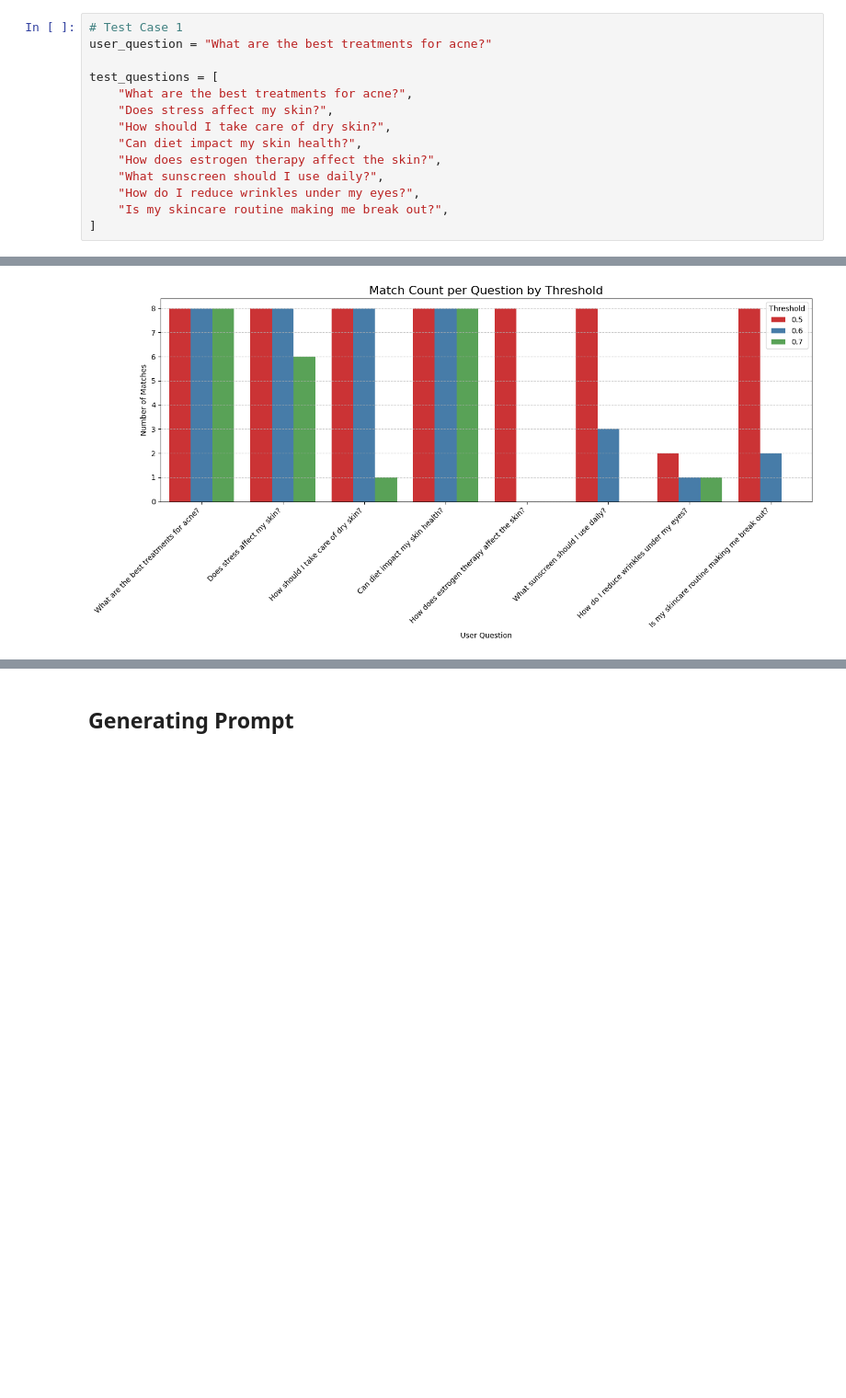
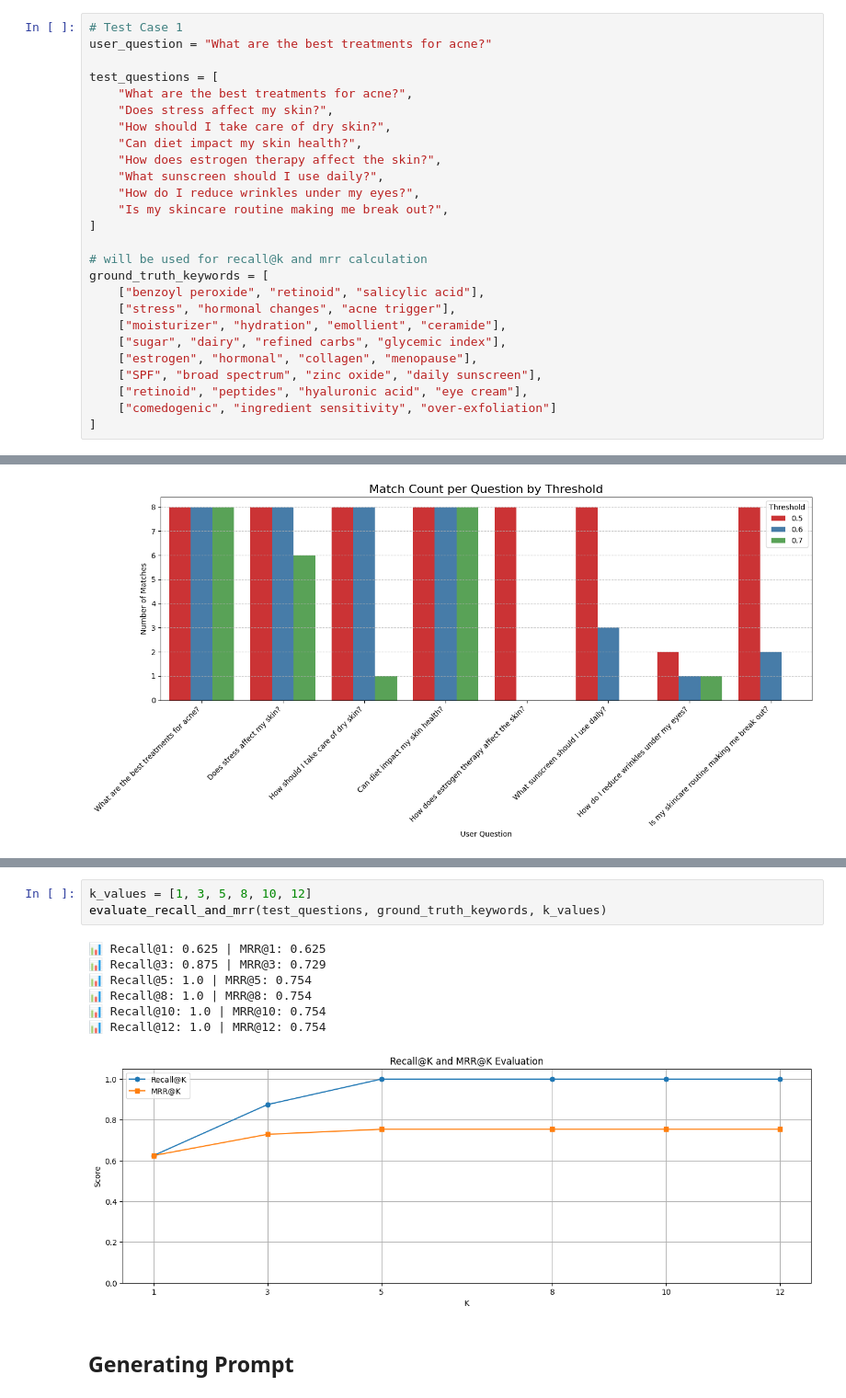
Before and after one commit to merttcetn/DermaGPT, a Jupyter notebook: notebooks/derma_pipeline.ipynb, the cells around one changed output, grey strips where cells are left out. Shown: that part at 92% size. Cells and saved outputs as stored; diff of their text form; blank space fills up the shorter version.

Commit message:
MRR and Recall at K

```diff
--- a/notebooks/derma_pipeline.ipynb
+++ b/notebooks/derma_pipeline.ipynb
@@ -526,6 +551,18 @@ test_questions = [
     "How do I reduce wrinkles under my eyes?",
     "Is my skincare routine making me break out?",
 ]
+
+# will be used for recall@k and mrr calculation
+ground_truth_keywords = [
+    ["benzoyl peroxide", "retinoid", "salicylic acid"],
+    ["stress", "hormonal changes", "acne trigger"],
+    ["moisturizer", "hydration", "emollient", "ceramide"],
+    ["sugar", "dairy", "refined carbs", "glycemic index"],
+    ["estrogen", "hormonal", "collagen", "menopause"],
+    ["SPF", "broad spectrum", "zinc oxide", "daily sunscreen"],
+    ["retinoid", "peptides", "hyaluronic acid", "eye cream"],
+    ["comedogenic", "ingredient sensitivity", "over-exfoliation"]
+]
 # %%
 import os
 from dotenv import load_dotenv
@@ -600,3 +713,14 @@ plt.show()
+# %%
+k_values = [1, 3, 5, 8, 10, 12]
+evaluate_recall_and_mrr(test_questions, ground_truth_keywords, k_values)
+# %% [output]
+📊 Recall@1: 0.625 | MRR@1: 0.625
+📊 Recall@3: 0.875 | MRR@3: 0.729
+📊 Recall@5: 1.0 | MRR@5: 0.754
+📊 Recall@8: 1.0 | MRR@8: 0.754
+📊 Recall@10: 1.0 | MRR@10: 0.754
+📊 Recall@12: 1.0 | MRR@12: 0.754
+[figure, added]
 # %% [markdown]
 ## **Generating Prompt**
 # %%
```
Also changed, not shown: parts of 11 cells of this notebook, 7 other files.
